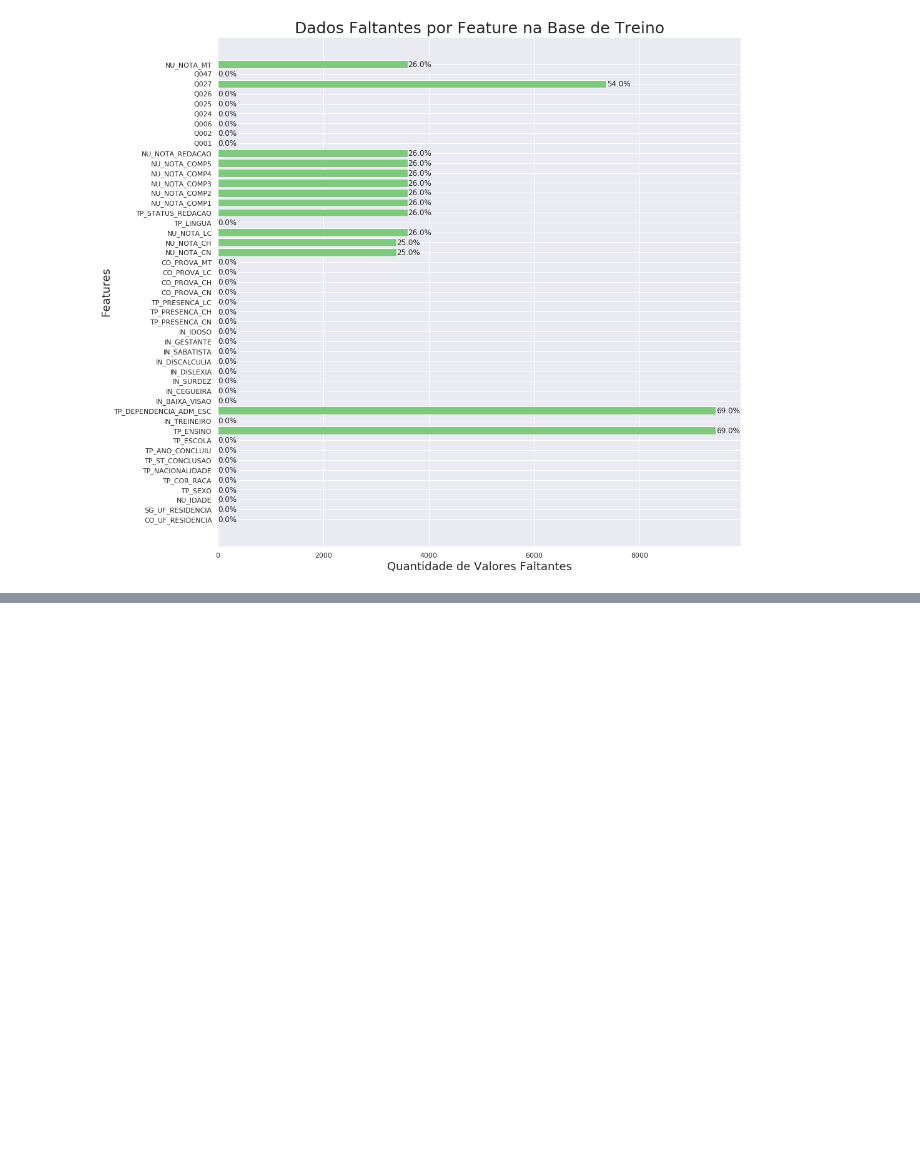
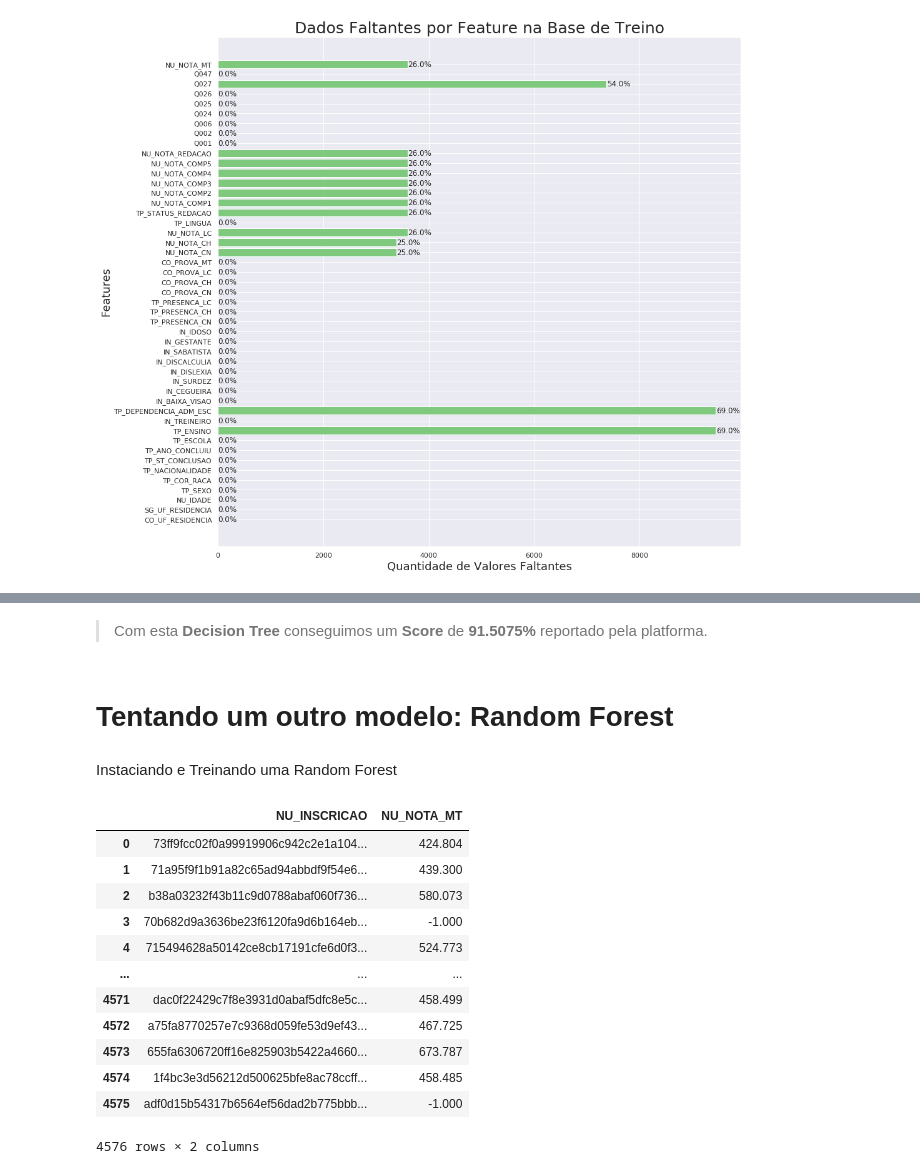
Before and after one commit to Diegohluiz/Desafios-DataScience-Codenation, a Jupyter notebook: Desafio Semana 8/main.ipynb, the cells around one changed output, grey strips where cells are left out. Saved outputs shown, nothing was run; the diff lists cells and outputs as text; code cells hidden in the pictures; blank space fills up the shorter version.

```diff
--- a/Desafio Semana 8/main.ipynb
+++ b/Desafio Semana 8/main.ipynb
@@ -417,11 +554,26 @@ answer.to_csv("answer.csv", index=False)
+# %% [markdown]
+> Com esta **Decision Tree** conseguimos um **Score** de **91.5075%** reportado pela platforma.
+# %% [markdown]
+# Tentando um outro modelo: Random Forest
+# %% [markdown]
+Instaciando e Treinando uma Random Forest
 # %%
-# Treinando uma Random Forest
 clf_rf = RandomForestRegressor()
 clf_rf.fit(x_train, y_train)
 
 predict_rf = clf_rf.predict(x_test)
 predict_rf = pd.Series(predict_rf , name="NU_NOTA_MT")
-
-df = pd.read_csv("test.csv")[["NU_INSCRICAO"]]
-answer = pd.concat([df, predict_rf], axis=1)
-answer
+# %% [output]
+|  | NU_INSCRICAO | NU_NOTA_MT |
+| 0 | 73ff9fcc02f0a99919906c942c2e1a104... | 424.804 |
+| 1 | 71a95f9f1b91a82c65ad94abbdf9f54e6... | 439.300 |
+| 2 | b38a03232f43b11c9d0788abaf060f736... | 580.073 |
+| 3 | 70b682d9a3636be23f6120fa9d6b164eb... | -1.000 |
+| 4 | 715494628a50142ce8cb17191cfe6d0f3... | 524.773 |
+| ... | ... | ... |
+| 4571 | dac0f22429c7f8e3931d0abaf5dfc8e5c... | 458.499 |
+| 4572 | a75fa8770257e7c9368d059fe53d9ef43... | 467.725 |
+| 4573 | 655fa6306720ff16e825903b5422a4660... | 673.787 |
+| 4574 | 1f4bc3e3d56212d500625bfe8ac78ccff... | 458.485 |
+| 4575 | adf0d15b54317b6564ef56dad2b775bbb... | -1.000 |
+4576 rows × 2 columns
```
Also changed, not shown: parts of 53 cells of this notebook, 1 other file.
